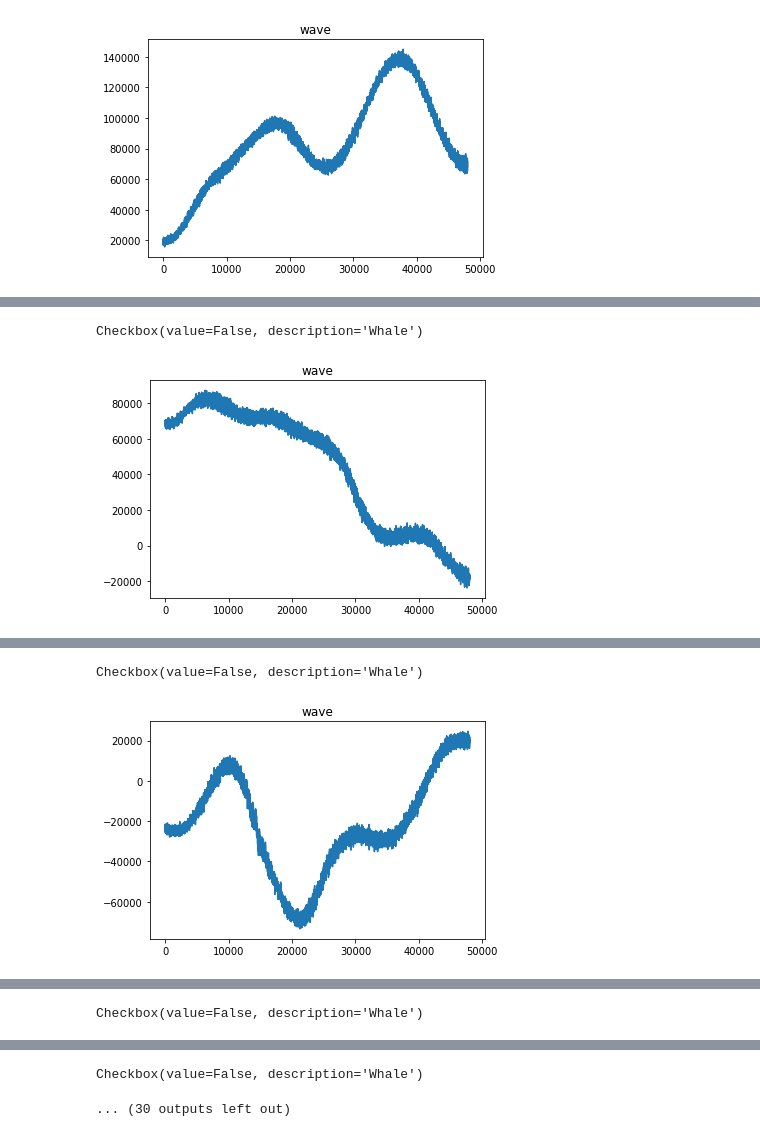
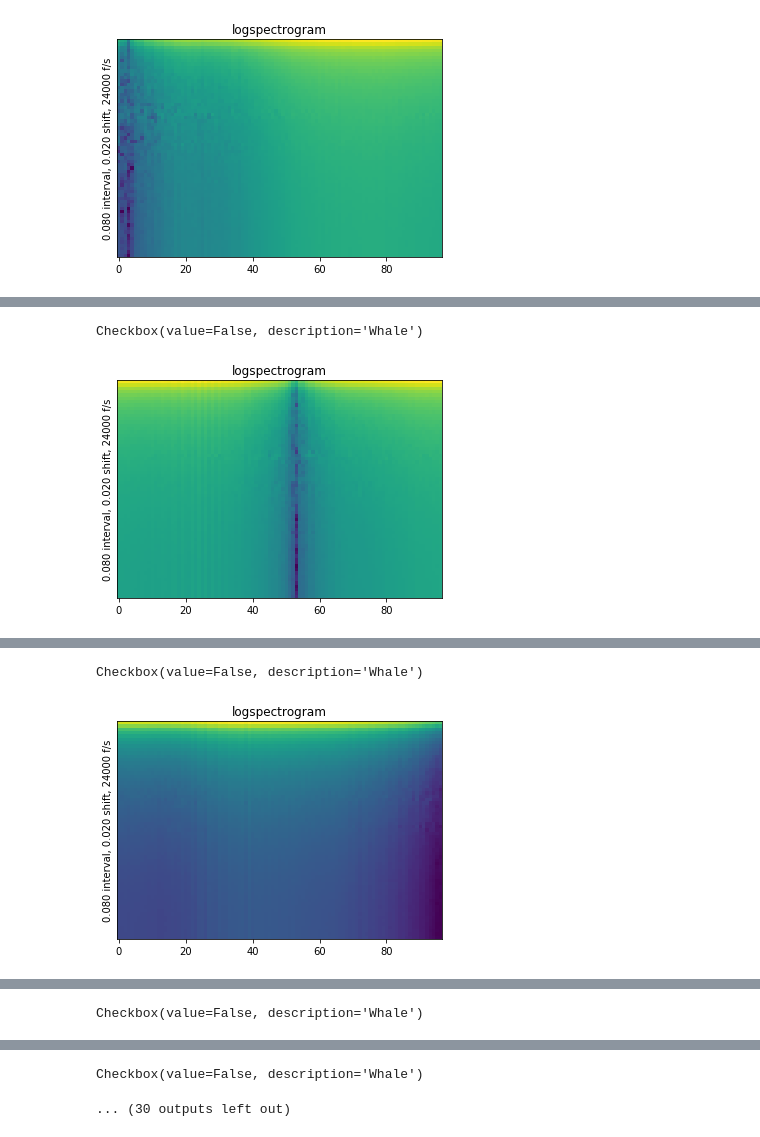
Before and after one commit to probinso/ACOio, a Jupyter notebook: examples/notebooks/Labeler Demo.ipynb, the cells around one changed output, grey strips where cells are left out. Drawn from its saved outputs; the diff is of its cells as text; code cells hidden in the pictures.

```diff
--- a/examples/notebooks/Labeler Demo.ipynb
+++ b/examples/notebooks/Labeler Demo.ipynb
@@ -21,32 +21,32 @@ src.Listen()
 # %%
 
 x = []
 y = []
 for snd in src.chunk(timedelta(seconds=2), timedelta(seconds=2)):
     box = widgets.Checkbox(
         value=False,
         description='Whale',
         disabled=False
     )
 
     x.append(snd)
     y.append(box)
 
     noise = snd[
         timedelta(seconds=0.0):
         timedelta(seconds=0.2)
     ]
     clean = snd.subtract(noise)
-    clean.View()
+    clean.View('logspectrogram')
     plt.show()
     display(snd.Listen(), box)
 # %% [output]
-[figure, old version]
+[figure, new version]
 [interactive output not drawn]
 Checkbox(value=False, description='Whale')
-[figure, old version]
+[figure, new version]
 [interactive output not drawn]
 Checkbox(value=False, description='Whale')
-[figure, old version]
+[figure, new version]
 [interactive output not drawn]
 Checkbox(value=False, description='Whale')
```
Also changed, not shown: parts of 2 cells of this notebook, 21 other files.
